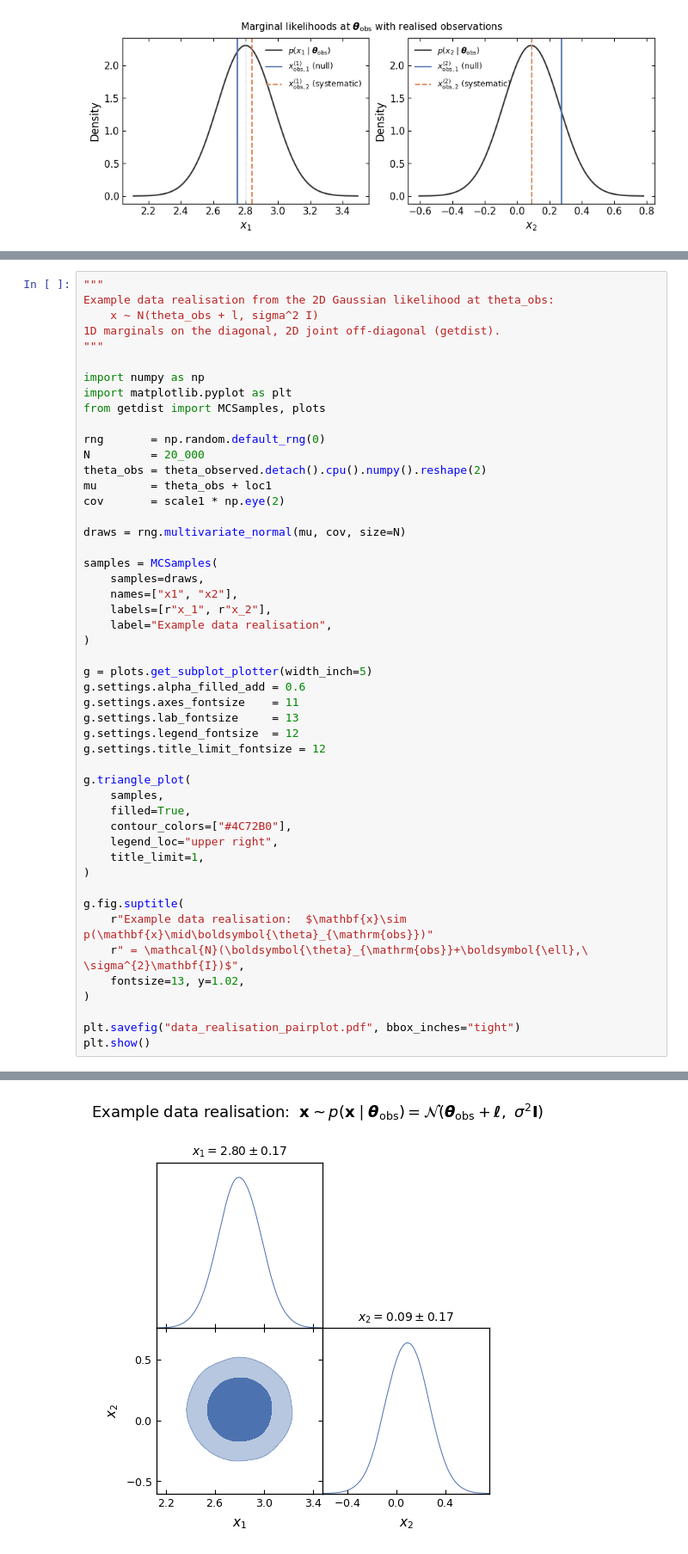
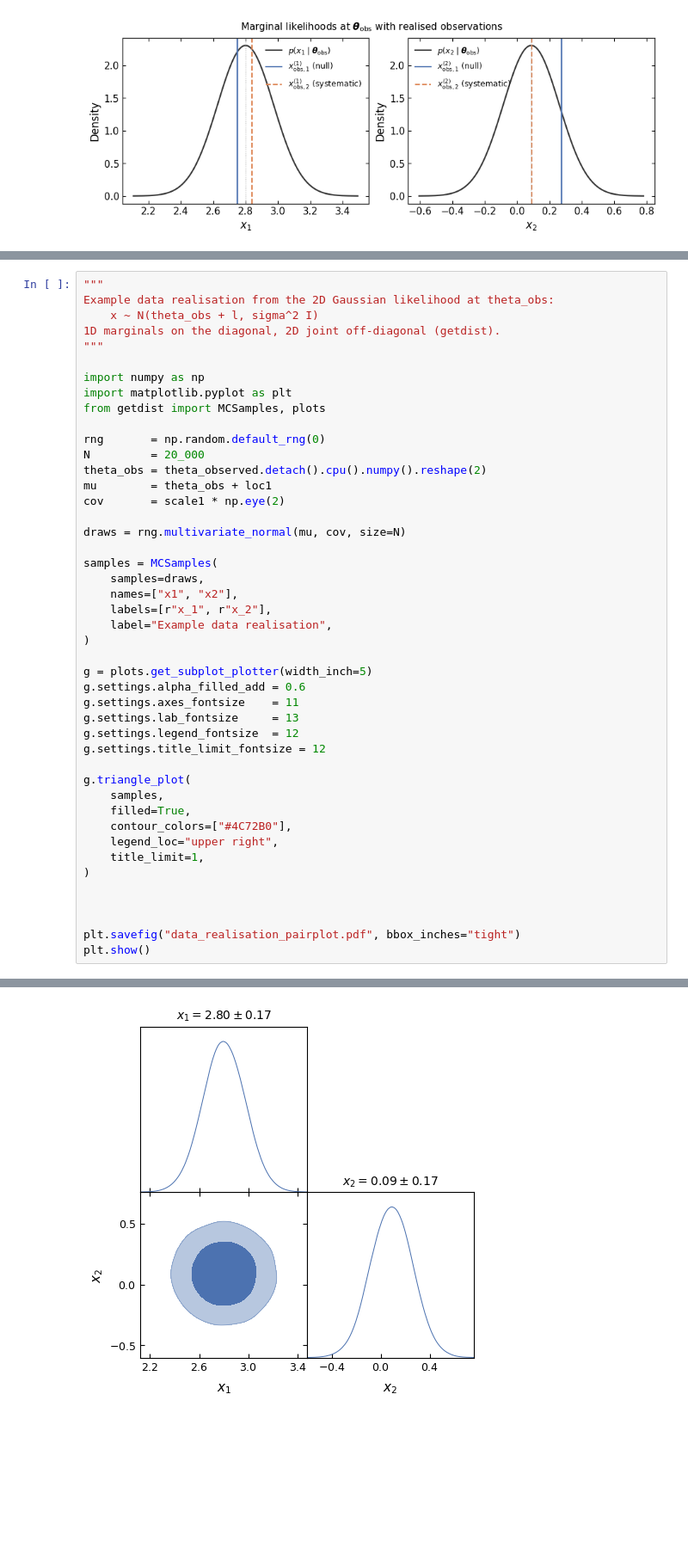
Before and after one commit to jayvasireddy/Part-III-Research-Project, a Jupyter notebook: 2D Gaussian Example/Gaussian_with_off_diag_output.ipynb, the cells around one changed output, grey strips where cells are left out. Shown at 86% size. Saved outputs shown, nothing was run; the diff lists cells and outputs as text; blank space fills up the shorter version.

```diff
--- a/2D Gaussian Example/Gaussian_with_off_diag_output.ipynb
+++ b/2D Gaussian Example/Gaussian_with_off_diag_output.ipynb
@@ -1583,36 +1578,32 @@ cov       = scale1 * np.eye(2)
 
 draws = rng.multivariate_normal(mu, cov, size=N)
 
 samples = MCSamples(
     samples=draws,
     names=["x1", "x2"],
     labels=[r"x_1", r"x_2"],
     label="Example data realisation",
 )
 
 g = plots.get_subplot_plotter(width_inch=5)
 g.settings.alpha_filled_add = 0.6
 g.settings.axes_fontsize    = 11
 g.settings.lab_fontsize     = 13
 g.settings.legend_fontsize  = 12
 g.settings.title_limit_fontsize = 12
 
 g.triangle_plot(
     samples,
     filled=True,
     contour_colors=["#4C72B0"],
     legend_loc="upper right",
     title_limit=1,
 )
 
-g.fig.suptitle(
-    r"Example data realisation:  $\mathbf{x}\sim p(\mathbf{x}\mid\boldsymbol{\theta}_{\mathrm{obs}})"
-    r" = \mathcal{N}(\boldsymbol{\theta}_{\mathrm{obs}}+\boldsymbol{\ell},\ \sigma^{2}\mathbf{I})$",
-    fontsize=13, y=1.02,
-)
+
 
 plt.savefig("data_realisation_pairplot.pdf", bbox_inches="tight")
 plt.show()
 # %% [output]
 Removed no burn in
-[figure, old version]
+[figure, new version]
```
Also changed, not shown: parts of 2 cells of this notebook, 10 other files.
